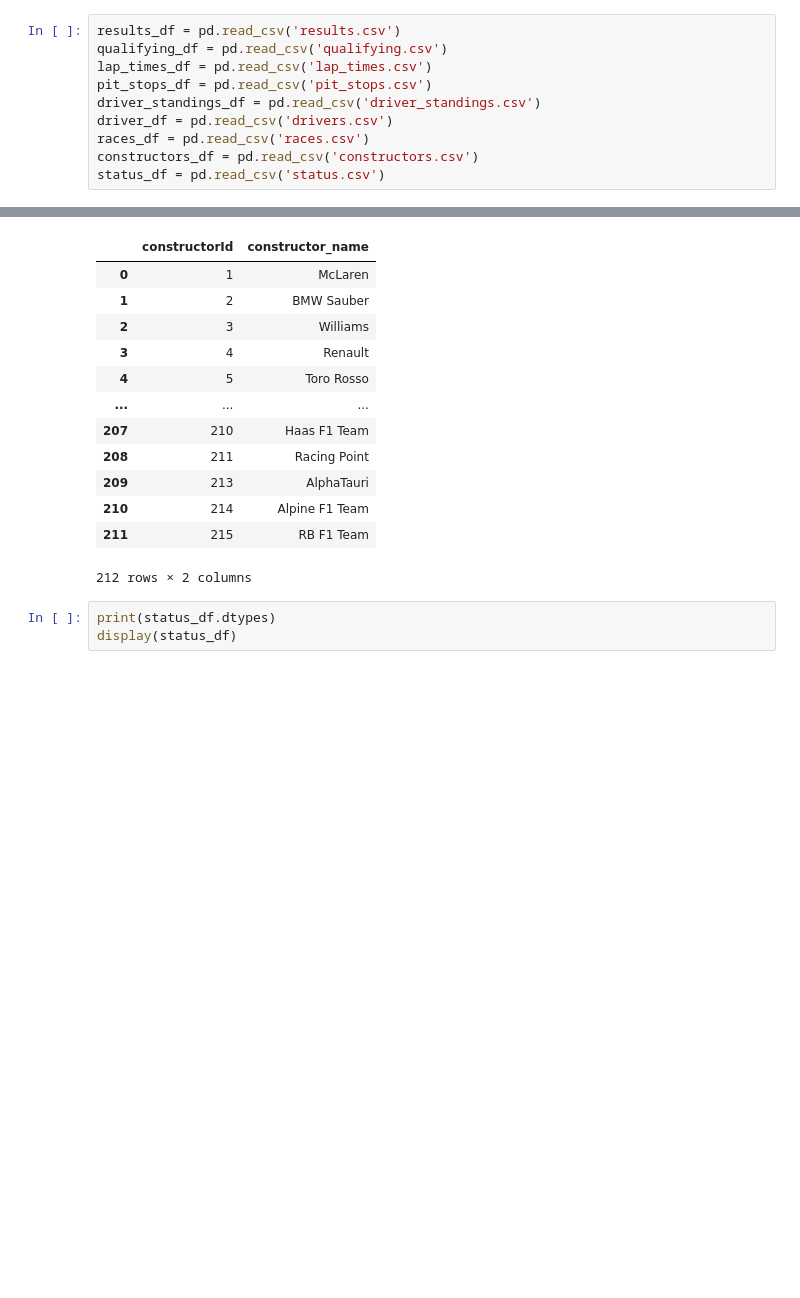
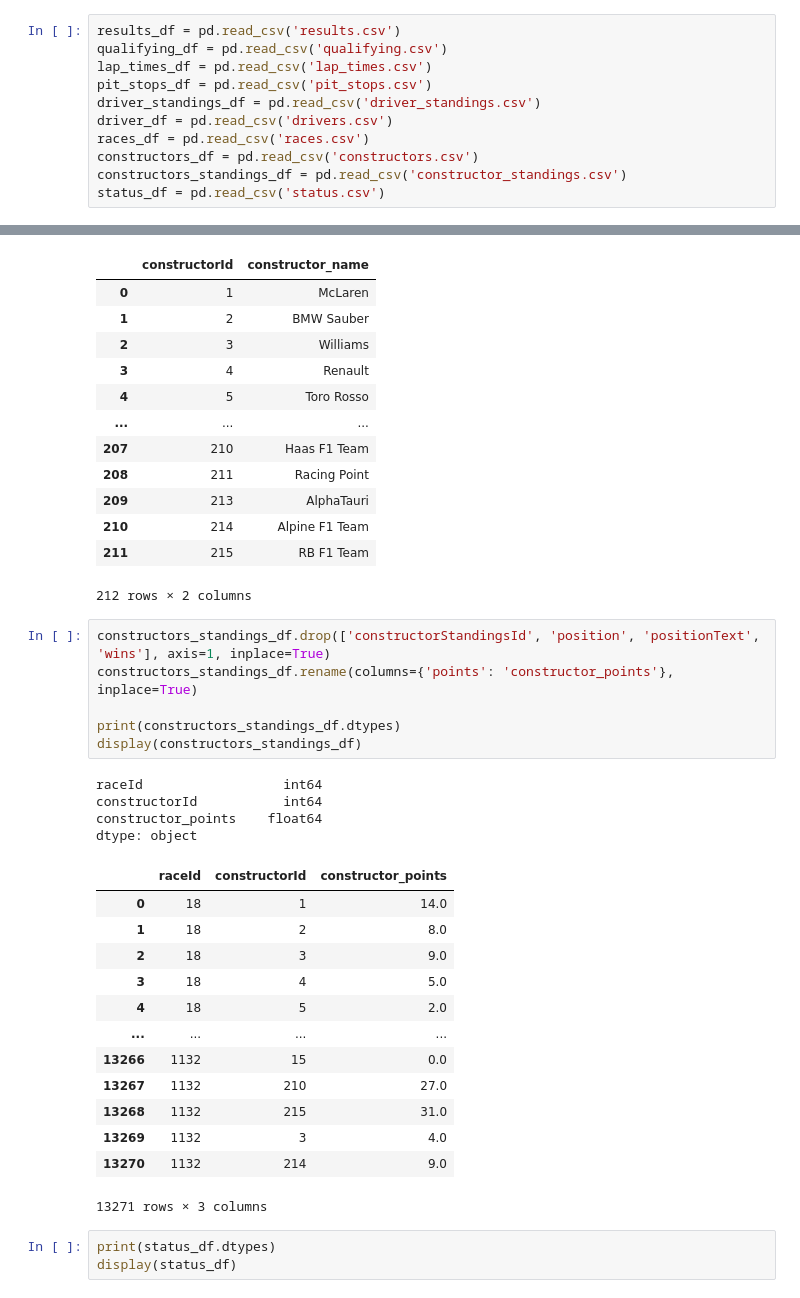
Before and after one commit to jennydang61/Driver-Performance-Prediction, a Jupyter notebook: formula1.ipynb, the cells around one changed output, grey strips where cells are left out. Cells and saved outputs as stored; diff of their text form; blank space fills up the shorter version.

```diff
--- a/formula1.ipynb
+++ b/formula1.ipynb
@@ -31,6 +31,7 @@ driver_standings_df = pd.read_csv('driver_standings.csv')
 driver_df = pd.read_csv('drivers.csv')
 races_df = pd.read_csv('races.csv')
 constructors_df = pd.read_csv('constructors.csv')
+constructors_standings_df = pd.read_csv('constructor_standings.csv')
 status_df = pd.read_csv('status.csv')
 # %% [markdown]
 ## Transform Data
@@ -226,6 +228,30 @@ dtype: object
 | 210 | 214 | Alpine F1 Team |
 | 211 | 215 | RB F1 Team |
 212 rows × 2 columns
+# %%
+constructors_standings_df.drop(['constructorStandingsId', 'position', 'positionText', 'wins'], axis=1, inplace=True)
+constructors_standings_df.rename(columns={'points': 'constructor_points'}, inplace=True)
+
+print(constructors_standings_df.dtypes)
+display(constructors_standings_df)
+# %% [output]
+raceId                  int64
+constructorId           int64
+constructor_points    float64
+dtype: object
+|  | raceId | constructorId | constructor_points |
+| 0 | 18 | 1 | 14.0 |
+| 1 | 18 | 2 | 8.0 |
+| 2 | 18 | 3 | 9.0 |
+| 3 | 18 | 4 | 5.0 |
+| 4 | 18 | 5 | 2.0 |
+| ... | ... | ... | ... |
+| 13266 | 1132 | 15 | 0.0 |
+| 13267 | 1132 | 210 | 27.0 |
+| 13268 | 1132 | 215 | 31.0 |
+| 13269 | 1132 | 3 | 4.0 |
+| 13270 | 1132 | 214 | 9.0 |
+13271 rows × 3 columns
 # %%
 print(status_df.dtypes)
 display(status_df)
```
Also changed, not shown: parts of 15 cells of this notebook, 1 other file.
